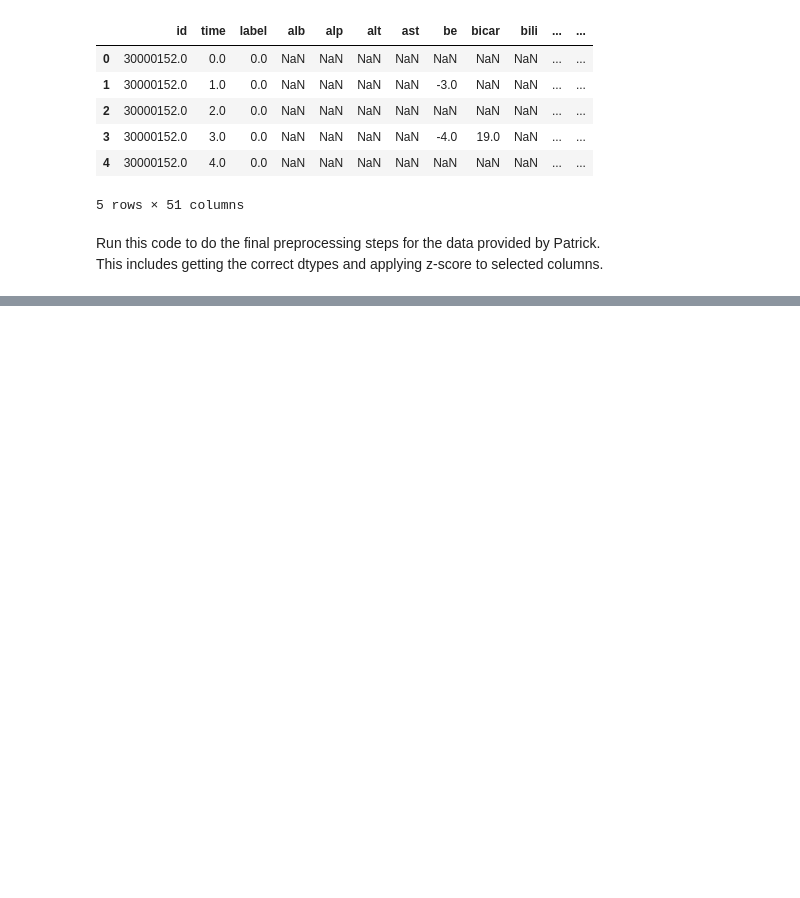
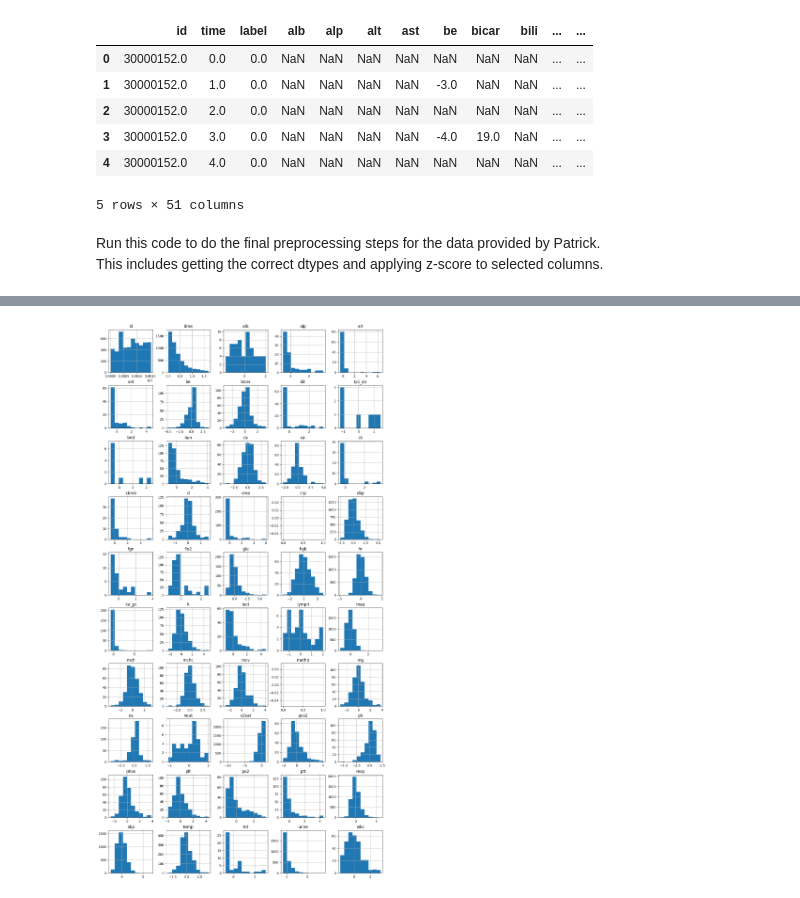
Before and after one commit to joshuawe/sepsis, a Jupyter notebook: data/miiv/preprocess.ipynb, the cells around one changed output, grey strips where cells are left out. Cells and saved outputs as stored; diff of their text form; code cells hidden in the pictures; blank space fills up the shorter version.

```diff
--- a/data/miiv/preprocess.ipynb
+++ b/data/miiv/preprocess.ipynb
@@ -121,0 +147,7 @@ dtype: object
+# %%
+# path_preprocessed_data = Path('~/Documents/data/ts/miiv_test/MCAR_1/miiv_test_MCAR_1_ts_wide.parquet')
+df = pd.read_parquet(path_preprocessed_data)
+# %%
+_ = df.hist(figsize=(15, 30), layout=(10,5))
+# %% [output]
+[figure, added]
```
Also changed, not shown: parts of 4 cells of this notebook.
